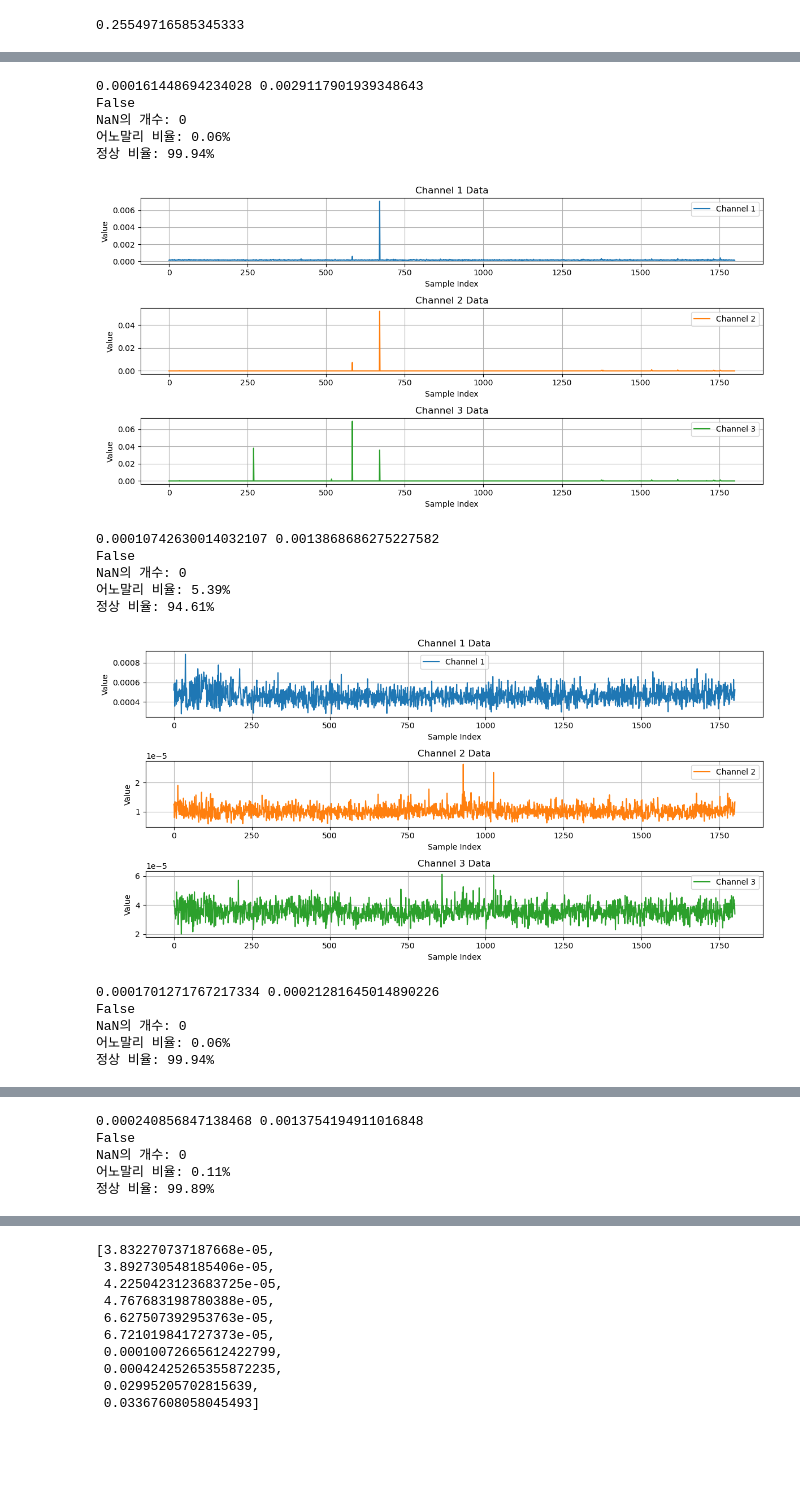
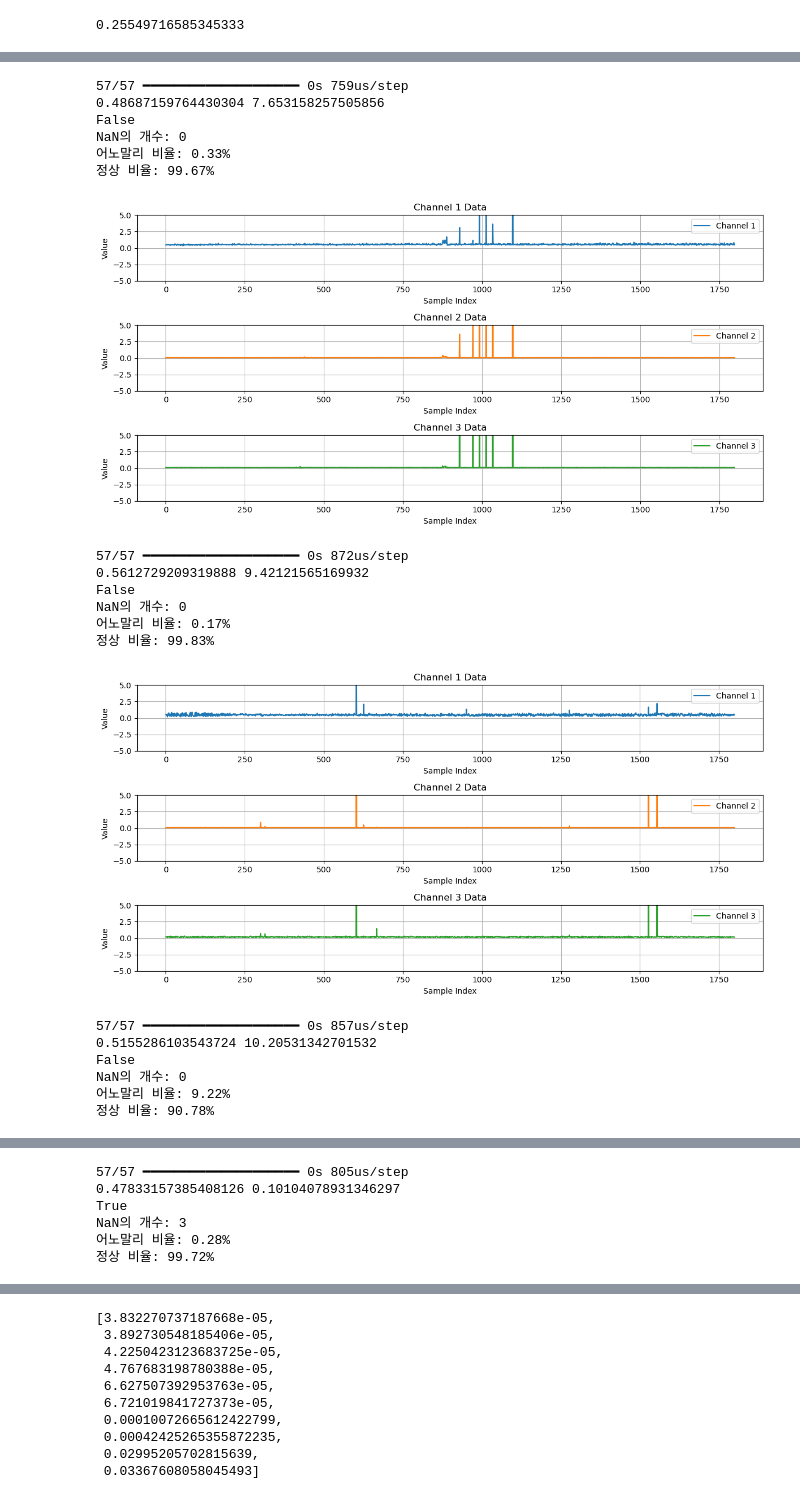
Before and after one commit to pnucse-capstone-2024/Capstone-2024-team-46, a Jupyter notebook: autoencoder.ipynb, the cells around one changed output, grey strips where cells are left out. Drawn from its saved outputs; the diff is of its cells as text; code cells hidden in the pictures; blank space fills up the shorter version.

Commit message:
add : autoencoder

```diff
--- a/autoencoder.ipynb
+++ b/autoencoder.ipynb
@@ -265,7 +332,8 @@ def create_autoencoder(input_shape):
     x = layers.Conv1D(filters=32, kernel_size=3, activation='relu', padding='same')(x)
     x = layers.UpSampling1D(size=2)(x)
 
-    output_layer = layers.Conv1D(filters=3, kernel_size=3, activation='sigmoid', padding='same')(x)
+    # output_layer = layers.Conv1D(filters=3, kernel_size=3, activation='sigmoid', padding='same')(x)
+    output_layer = layers.Dense(3, activation='linear')(x)
 
     autoencoder = models.Model(input_layer, output_layer)
     autoencoder.compile(optimizer='adam', loss='mean_squared_error')
@@ -275,7 +343,7 @@ input_shape = (100, 3)  # 시퀀스 길이 96, 특성 수 3 (x, y, z)
 autoencoder = create_autoencoder(input_shape)
 
 # 모델 학습
-autoencoder.fit(x_train_concat, x_train_concat, epochs=50, batch_size=32, validation_split=0.2)
+# autoencoder.fit(x_train_concat, x_train_concat, epochs=50, batch_size=32, validation_split=0.2)
 
 # # 어노말리 탐지 예시
 # reconstructed_data = autoencoder.predict(data)
@@ -385,8 +528,9 @@ print(anomaly_data_path)
 all_anomaly_test_data = []
 for data in anomaly_data_path:
     df = pd.read_csv(data)
+    df = scaler.fit_transform(df)
     df = df[:len(df) - (len(df) % 100)]
-    all_anomaly_test_data.append(df.values.reshape(-1, 100, 3))
+    all_anomaly_test_data.append(df.reshape(-1, 100, 3))
     # print(df.shape)
 
 # all_anomaly_test_data = np.concatenate(all_anomaly_test_data, axis=0)
@@ -491,9 +637,9 @@ print(mean_error, std_error)
 
 # mean_error = np.mean(reconstruction_error)
 # std_error = np.std(reconstruction_error)
-# threshold = mean_error + 2 * std_error  # 예시: 평균 + 2 표준편차
+threshold = mean_error + 2 * std_error  # 예시: 평균 + 2 표준편차
 
-threshold = np.percentile(reconstruction_error, 95)
+# threshold = np.percentile(reconstruction_error, 95)
 # print(threshold)
 is_anomaly_x = reconstruction_error[:, 0] > threshold  # x축
 is_anomaly_y = reconstruction_error[:, 1] > threshold  # y축
@@ -501,7 +647,7 @@ is_anomaly_z = reconstruction_error[:, 2] > threshold  # z축
 
 
 # is_anomaly = reconstruction_error > threshold
-is_anomaly = is_anomaly_x
+is_anomaly = is_anomaly_x | is_anomaly_y | is_anomaly_z
 
 anomaly_count = np.sum(is_anomaly)  # True의 개수
 normal_count = len(is_anomaly) - anomaly_count  # False의 개수
@@ -531,6 +678,7 @@ for i in range(3):
     plt.title(f'Channel {i + 1} Data')
     plt.xlabel('Sample Index')
     plt.ylabel('Value')
+    plt.ylim(-5, 5)
     plt.legend()
     plt.grid()
 
@@ -600,8 +749,8 @@ for i in range(len(all_anomaly_test_data)):
     reconstruction_error = np.nan_to_num(reconstruction_error)
 
     # threshold
-    threshold = np.percentile(reconstruction_error, 64)  # 95번째 백분위수
-    thresholds.append(threshold)
+    # threshold = np.percentile(reconstruction_error, 65)  # 95번째 백분위수
+    # thresholds.append(threshold)
 
     mean_error = np.mean(reconstruction_error)
     std_error = np.std(reconstruction_error)
@@ -612,8 +761,8 @@ for i in range(len(all_anomaly_test_data)):
     is_anomaly_z = reconstruction_error[:, 2] > threshold  # z축
 
     # 각 축 중 하나라도 True인 경우, 전체 데이터 포인트를 이상으로 판단
-    # is_anomaly = is_anomaly_x | is_anomaly_y | is_anomaly_z  # (1800,)
-    is_anomaly = is_anomaly_x
+    is_anomaly = is_anomaly_x | is_anomaly_y | is_anomaly_z  # (1800,)
+    # is_anomaly = is_anomaly_x
 
     # print(is_anomaly.shape)
 
@@ -656,6 +805,7 @@ for i in range(len(all_anomaly_test_data)):
         plt.xlabel('Sample Index')
         plt.ylabel('Value')
         plt.legend()
+        plt.ylim(-5, 5)
         plt.grid()
 
     plt.tight_layout()  # 서브플롯 간격 조정
@@ -670,17 +821,20 @@ NaN의 개수: 0
-0.000161448694234028 0.0029117901939348643
+57/57 ━━━━━━━━━━━━━━━━━━━━ 0s 759us/step
+0.48687159764430304 7.653158257505856
 False
 NaN의 개수: 0
-어노말리 비율: 0.06%
-정상 비율: 99.94%
+어노말리 비율: 0.33%
+정상 비율: 99.67%
-[figure, old version]
+[figure, new version]
-0.00010742630014032107 0.0013868686275227582
+57/57 ━━━━━━━━━━━━━━━━━━━━ 0s 872us/step
+0.5612729209319888 9.42121565169932
 False
 NaN의 개수: 0
-어노말리 비율: 5.39%
-정상 비율: 94.61%
+어노말리 비율: 0.17%
+정상 비율: 99.83%
-[figure, old version]
+[figure, new version]
-0.0001701271767217334 0.00021281645014890226
+57/57 ━━━━━━━━━━━━━━━━━━━━ 0s 857us/step
+0.5155286103543724 10.20531342701532
 False
 NaN의 개수: 0
-어노말리 비율: 0.06%
-정상 비율: 99.94%
+어노말리 비율: 9.22%
+정상 비율: 90.78%
@@ -688,5 +842,6 @@ NaN의 개수: 0
-0.000240856847138468 0.0013754194911016848
-False
-NaN의 개수: 0
-어노말리 비율: 0.11%
-정상 비율: 99.89%
+57/57 ━━━━━━━━━━━━━━━━━━━━ 0s 805us/step
+0.47833157385408126 0.10104078931346297
+True
+NaN의 개수: 3
+어노말리 비율: 0.28%
+정상 비율: 99.72%
```
Also changed, not shown: parts of 19 cells of this notebook, 3 other files.
